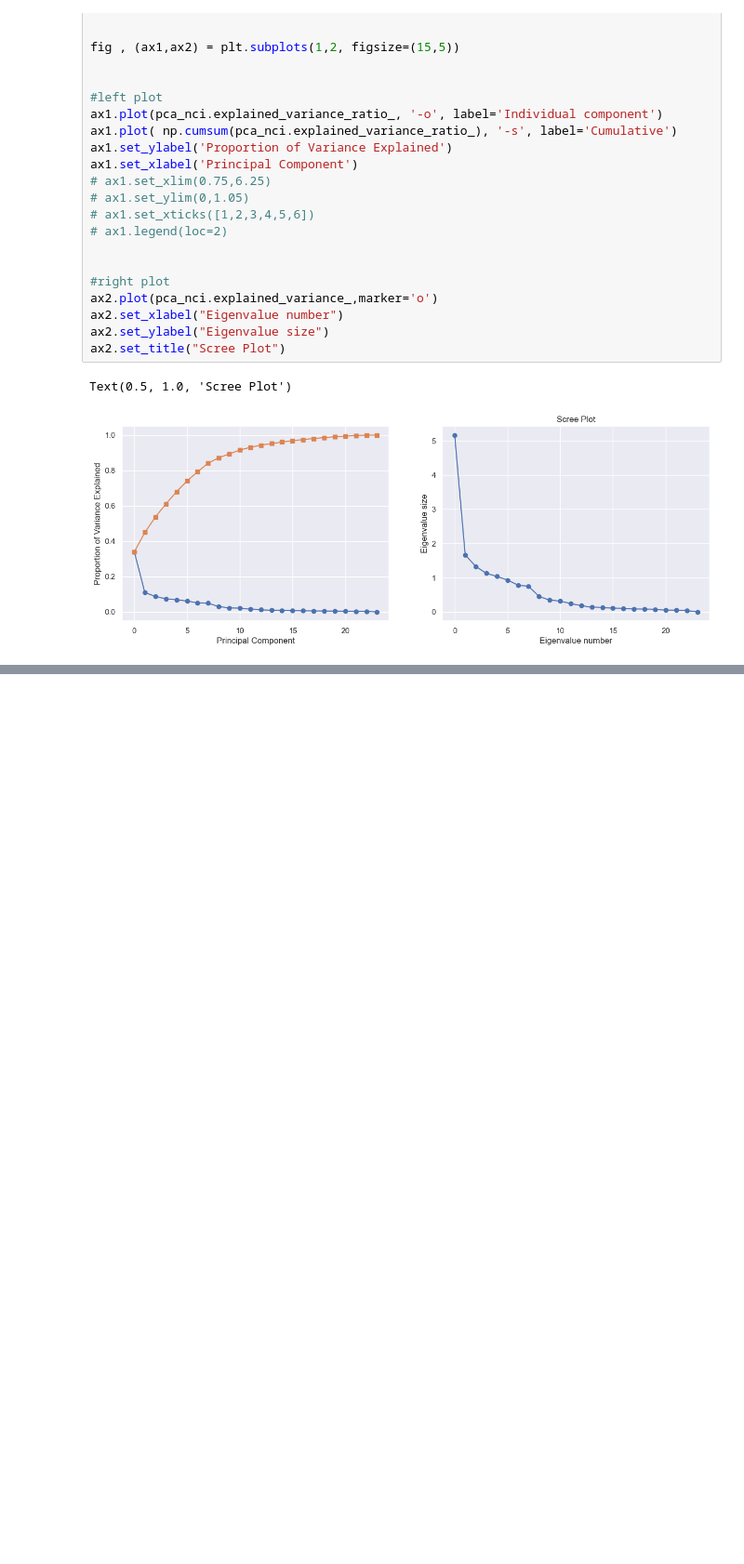
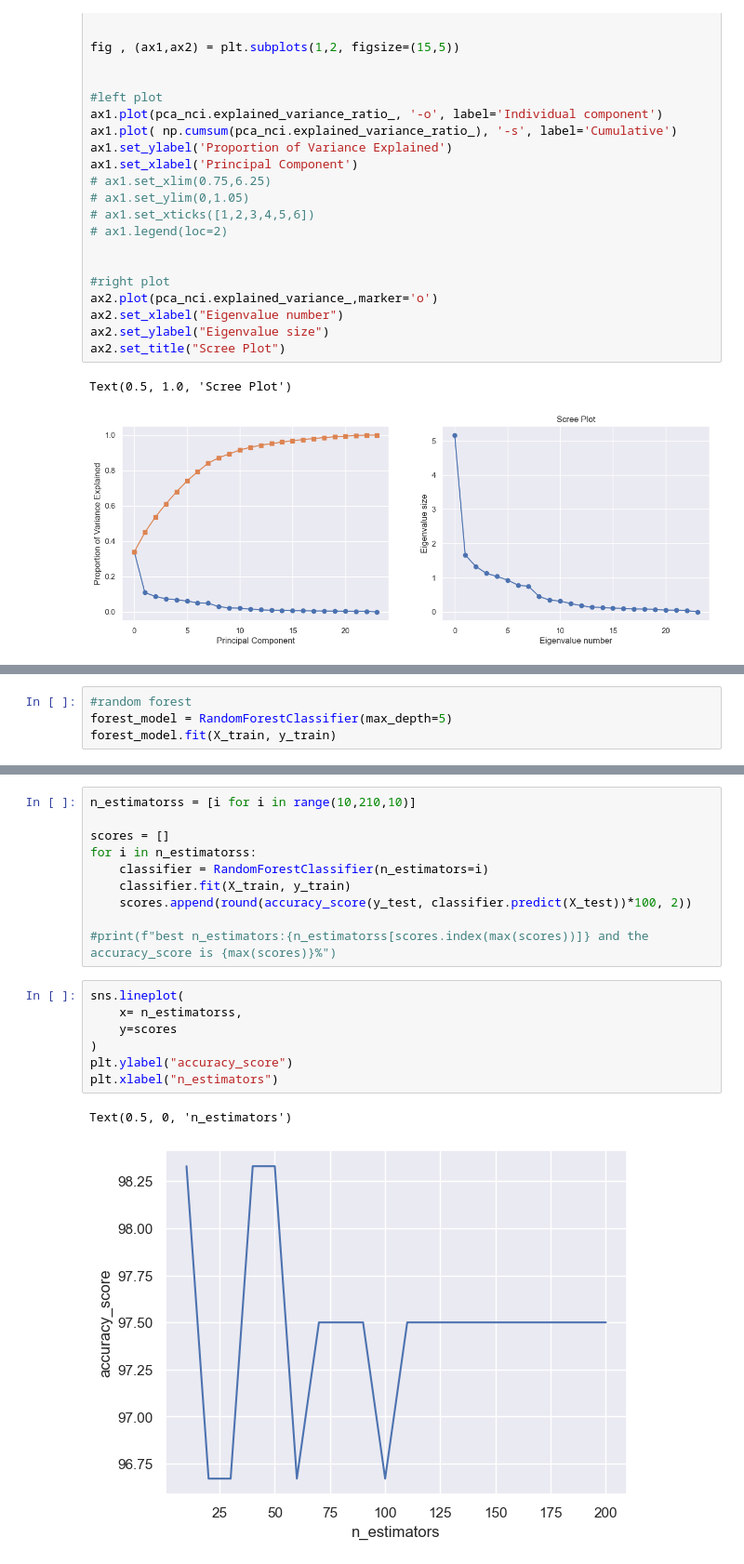
Before and after one commit to Christina137/A6, a Jupyter notebook: assignment6.ipynb, the cells around one changed output, grey strips where cells are left out. Shown at 93% size. Cells and saved outputs as stored; diff of their text form; blank space fills up the shorter version.

```diff
--- a/assignment6.ipynb
+++ b/assignment6.ipynb
@@ -617,0 +692,4 @@ Text(0.5, 1.0, 'Scree Plot')
+# %%
+#random forest
+forest_model = RandomForestClassifier(max_depth=5)
+forest_model.fit(X_train, y_train)
@@ -617,0 +734,20 @@ Text(0.5, 1.0, 'Scree Plot')
+# %%
+n_estimatorss = [i for i in range(10,210,10)]
+
+scores = []
+for i in n_estimatorss:
+    classifier = RandomForestClassifier(n_estimators=i)
+    classifier.fit(X_train, y_train)
+    scores.append(round(accuracy_score(y_test, classifier.predict(X_test))*100, 2))
+
+#print(f"best n_estimators:{n_estimatorss[scores.index(max(scores))]} and the accuracy_score is {max(scores)}%")
+# %%
+sns.lineplot(
+    x= n_estimatorss,
+    y=scores
+)
+plt.ylabel("accuracy_score")
+plt.xlabel("n_estimators")
+# %% [output]
+Text(0.5, 0, 'n_estimators')
+[figure, added]
```
Also changed, not shown: parts of 33 cells of this notebook.
